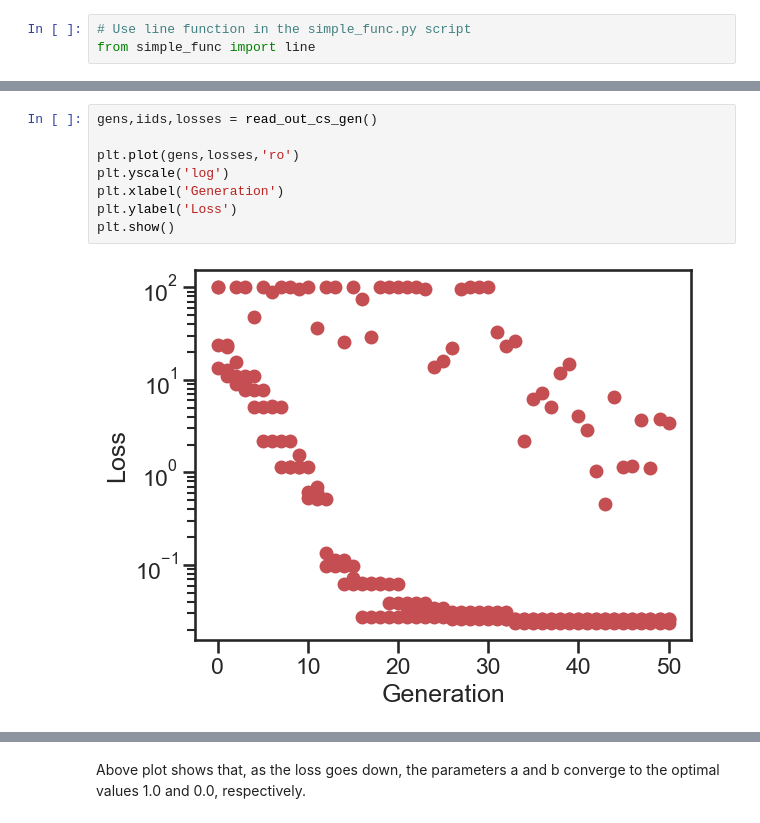
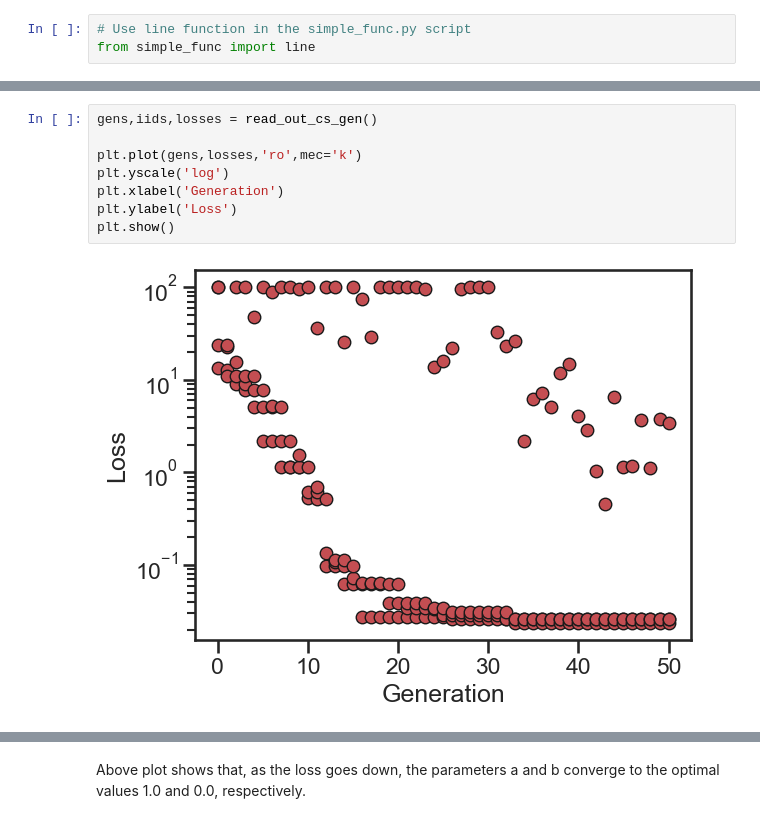
Before and after one commit to ryokbys/optzer, a Jupyter notebook: examples/01_simple_example/README.ipynb, the cells around one changed output, grey strips where cells are left out. Cells and saved outputs as stored; diff of their text form.

```diff
--- a/examples/01_simple_example/README.ipynb
+++ b/examples/01_simple_example/README.ipynb
@@ -119,13 +112,13 @@ plt.show()
 # %%
 gens,iids,losses = read_out_cs_gen()
 
-plt.plot(gens,losses,'ro')
+plt.plot(gens,losses,'ro',mec='k')
 plt.yscale('log')
 plt.xlabel('Generation')
 plt.ylabel('Loss')
 plt.show()
 # %% [output]
-[figure, old version]
+[figure, new version]
 # %%
 iids,losses,prms = read_out_cs_ind()
 p1 = np.array([ p[0] for p in prms])
```
Also changed, not shown: parts of 5 cells of this notebook, 2 other files.
